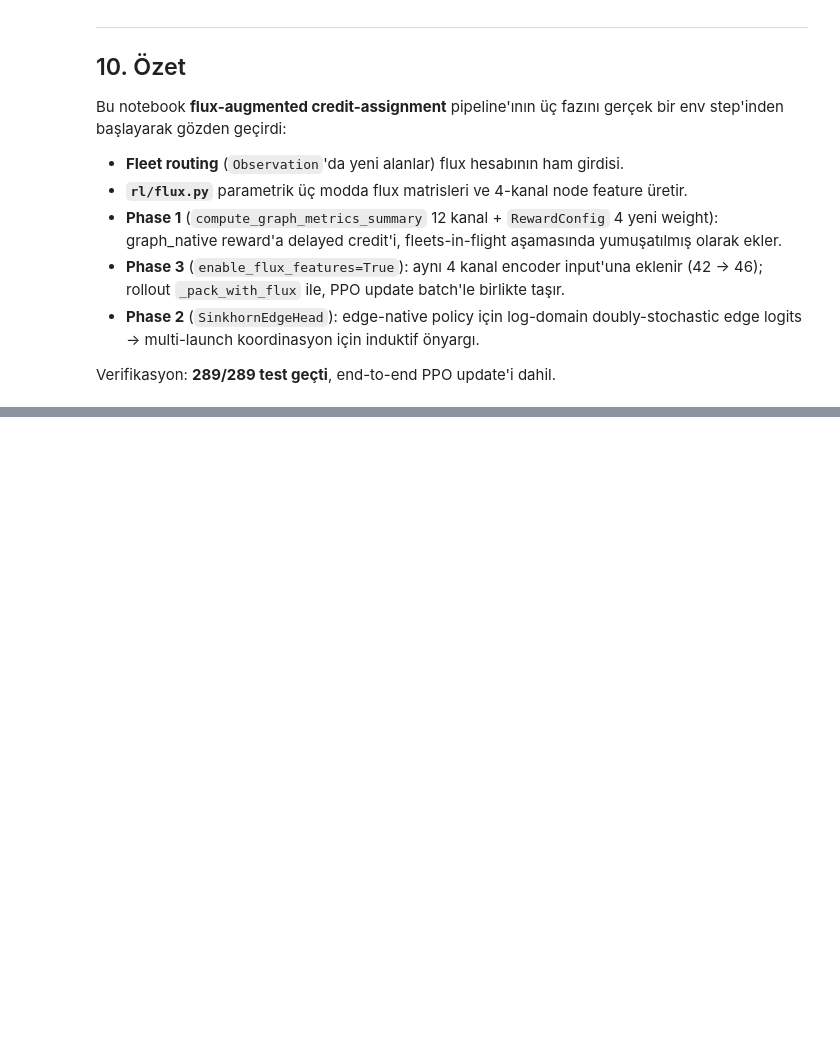
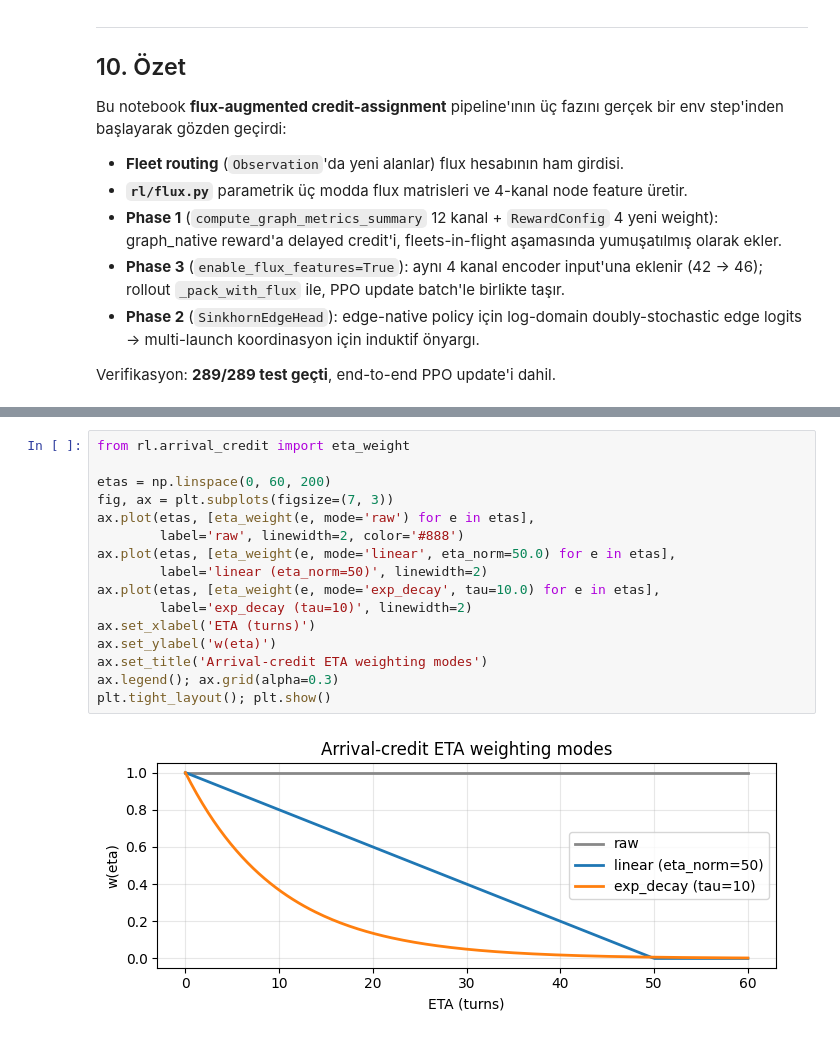
Before and after one commit to DorukSarigun/Orbit_Wars, a Jupyter notebook: docs/orbit_wars_flux_walkthrough.ipynb, the cells around one changed output, grey strips where cells are left out. Drawn from its saved outputs; the diff is of its cells as text; blank space fills up the shorter version.

```diff
--- a/docs/orbit_wars_flux_walkthrough.ipynb
+++ b/docs/orbit_wars_flux_walkthrough.ipynb
@@ -743,0 +781,18 @@ Verifikasyon: **289/289 test geçti**, end-to-end PPO update'i dahil.
+# %%
+from rl.arrival_credit import eta_weight
+
+etas = np.linspace(0, 60, 200)
+fig, ax = plt.subplots(figsize=(7, 3))
+ax.plot(etas, [eta_weight(e, mode='raw') for e in etas],
+        label='raw', linewidth=2, color='#888')
+ax.plot(etas, [eta_weight(e, mode='linear', eta_norm=50.0) for e in etas],
+        label='linear (eta_norm=50)', linewidth=2)
+ax.plot(etas, [eta_weight(e, mode='exp_decay', tau=10.0) for e in etas],
+        label='exp_decay (tau=10)', linewidth=2)
+ax.set_xlabel('ETA (turns)')
+ax.set_ylabel('w(eta)')
+ax.set_title('Arrival-credit ETA weighting modes')
+ax.legend(); ax.grid(alpha=0.3)
+plt.tight_layout(); plt.show()
+# %% [output]
+[figure, added]
```
Also changed, not shown: parts of 19 cells of this notebook.
